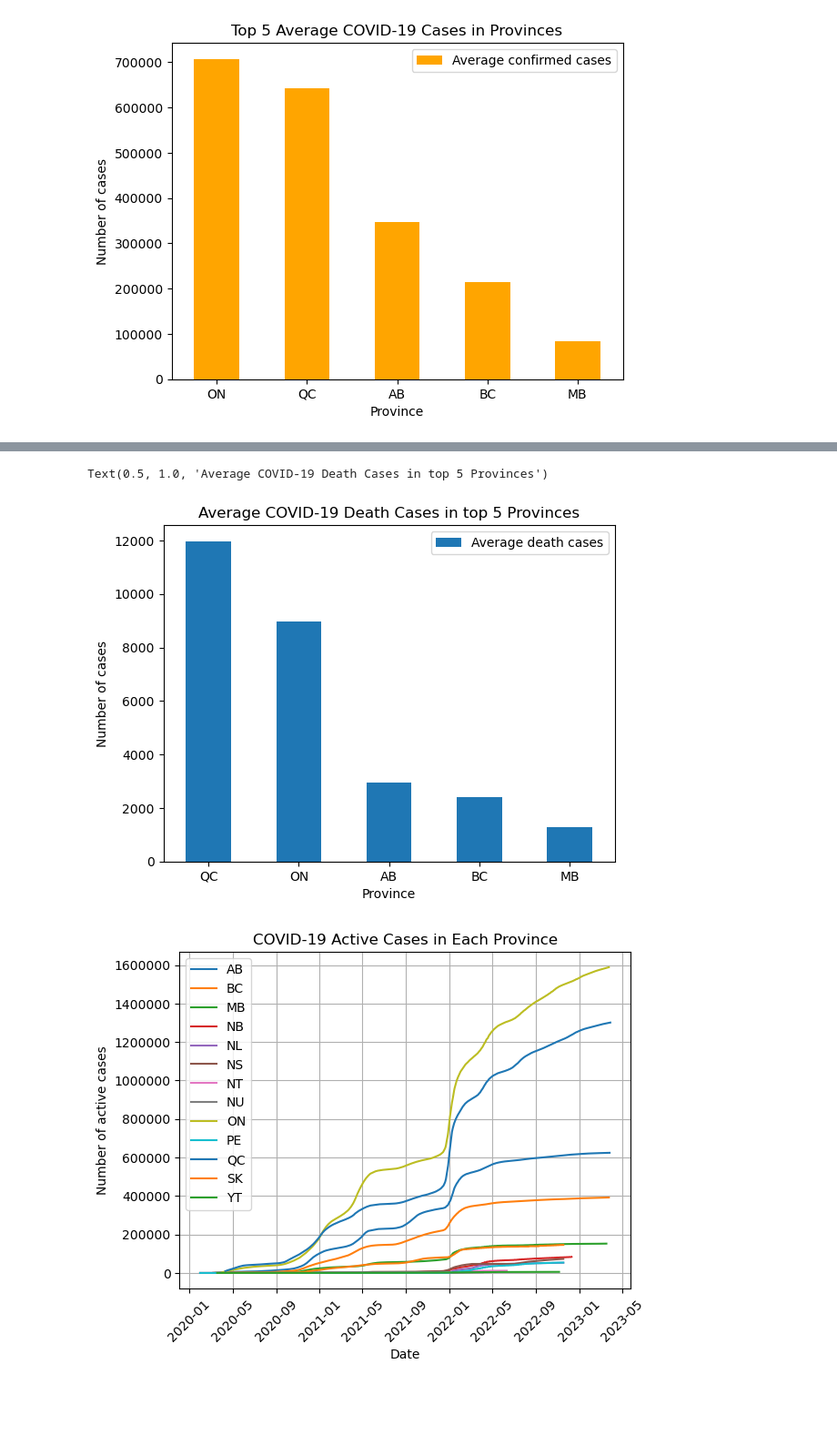
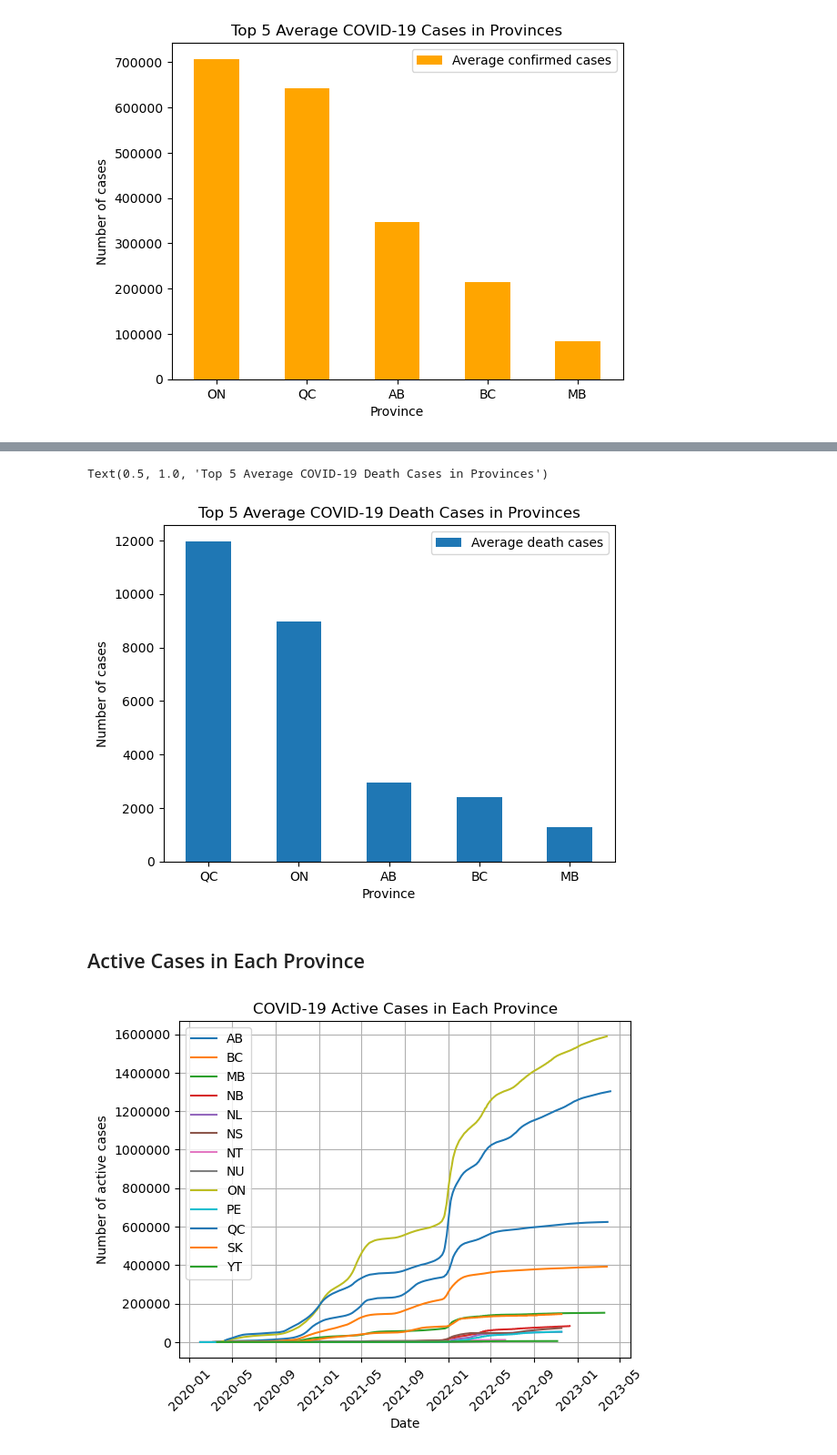
Before and after one commit to svafaeva93/Covid19AnalysisCanada, a Jupyter notebook: Data_visualization_API.ipynb, the cells around one changed output, grey strips where cells are left out. Shown at 91% size. Saved outputs shown, nothing was run; the diff lists cells and outputs as text; code cells hidden in the pictures; blank space fills up the shorter version.

```diff
--- a/Data_visualization_API.ipynb
+++ b/Data_visualization_API.ipynb
@@ -367,16 +360,18 @@ Text(0.5, 1.0, 'Average COVID-19 Hospitalization in Top 5 Provinces')
 # %%
 sorted_dataset = sorted_dataset.sort_values('Average death cases', ascending=False)
 top_five = sorted_dataset.nlargest(5, 'Average death cases')
 data = pd.DataFrame({"Average death cases": top_five["Average death cases"]}, index=top_five.index)
 
 ax = data.plot(kind="bar", rot=0)
 
 ax.set_xlabel("Province")
 ax.set_ylabel("Number of cases")
-ax.set_title("Average COVID-19 Death Cases in top 5 Provinces")
+ax.set_title("Top 5 Average COVID-19 Death Cases in Provinces")
 # %% [output]
-Text(0.5, 1.0, 'Average COVID-19 Death Cases in top 5 Provinces')
+Text(0.5, 1.0, 'Top 5 Average COVID-19 Death Cases in Provinces')
-[figure, old version]
+[figure, new version]
+# %% [markdown]
+## Active Cases in Each Province
 # %%
 active_cases_df = covid_dataframe_df.loc[:, ['Province', 'Date', 'Active Cases']]
 
```
Also changed, not shown: parts of 13 cells of this notebook.
